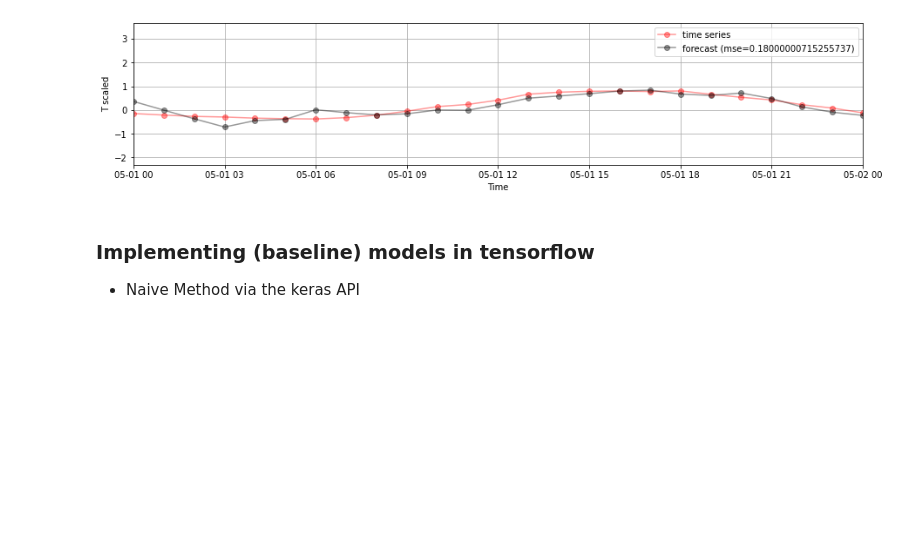
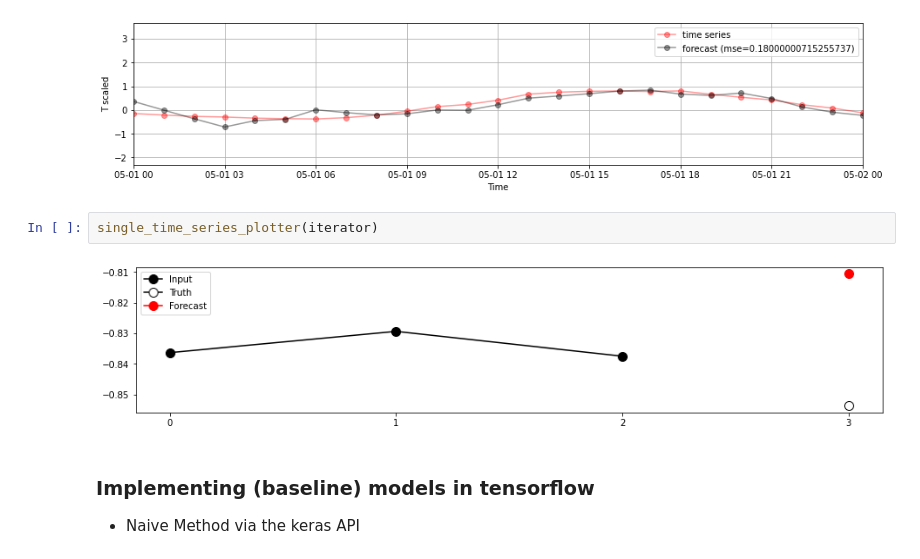
Before and after one commit to 8gradplus/time_series_tutorial, a Jupyter notebook: 4_multivariate_time_series_neural_networks.ipynb, the cells around one changed output. Saved outputs shown, nothing was run; the diff lists cells and outputs as text; blank space fills up the shorter version.

```diff
--- a/4_multivariate_time_series_neural_networks.ipynb
+++ b/4_multivariate_time_series_neural_networks.ipynb
@@ -377,6 +377,10 @@ plot_overall_time_series(data.test, ds.test, offsets, model)
 # %% [output]
 [figure]
 [figure]
+# %%
+single_time_series_plotter(iterator)
+# %% [output]
+[figure, added]
 # %% [markdown]
 ### Implementing (baseline) models in tensorflow
 - Naive Method via the keras API
```
Also changed, not shown: 1 other file.
